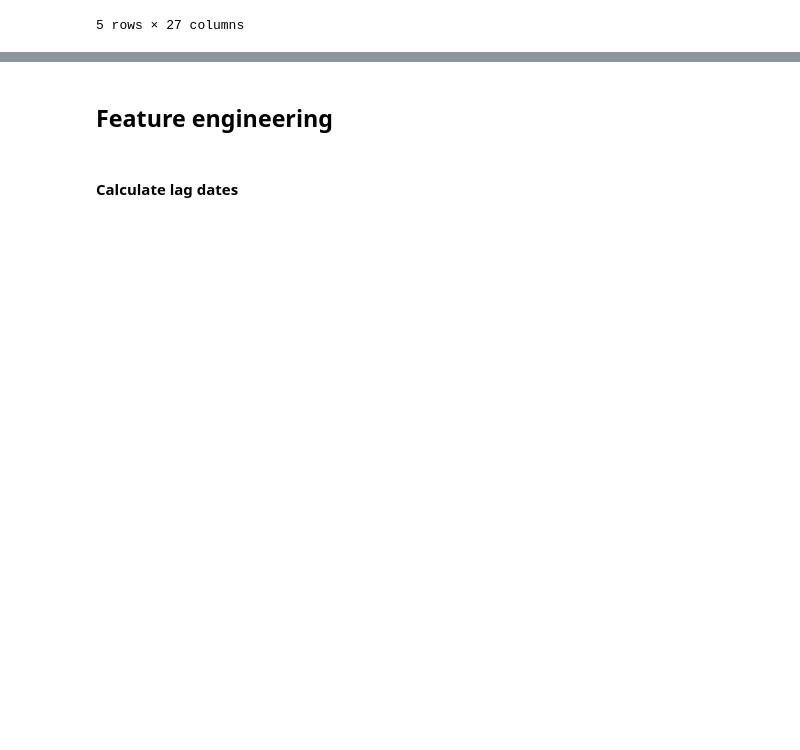
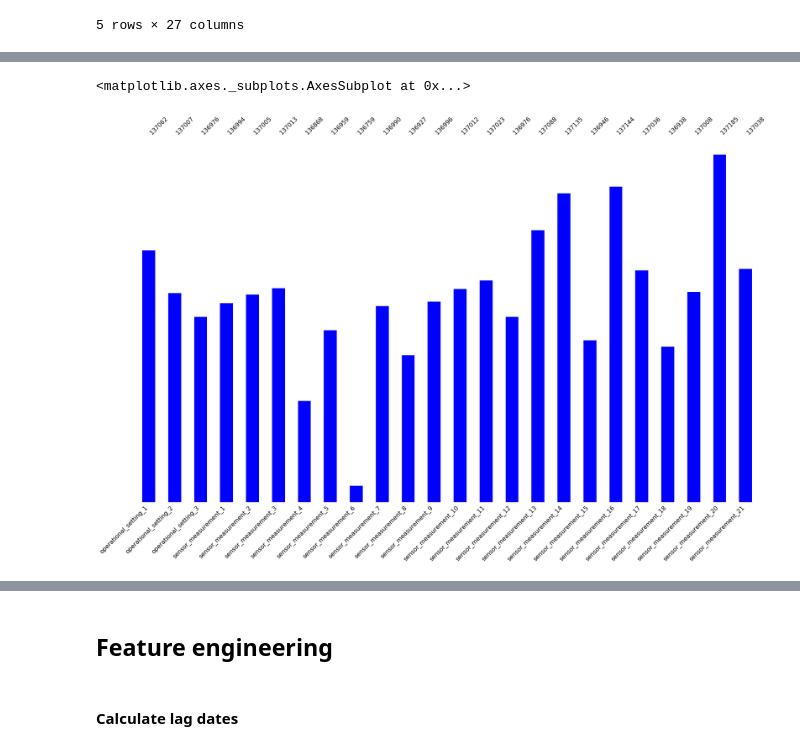
Before and after one commit to abimur-123/Canvass_codingchallenge, a Jupyter notebook: scripts/Task1.ipynb, the cells around one changed output, grey strips where cells are left out. Cells and saved outputs as stored; diff of their text form; code cells hidden in the pictures; blank space fills up the shorter version.

```diff
--- a/scripts/Task1.ipynb
+++ b/scripts/Task1.ipynb
@@ -95,0 +119,5 @@ pm_data.head()
+# %%
+msno.bar(pm_data[missingdata_df], color="blue", log=True, figsize=(30,18))
+# %% [output]
+<matplotlib.axes._subplots.AxesSubplot at 0x...>
+[figure, added]
```
Also changed, not shown: parts of 73 cells of this notebook, 1 other file.
